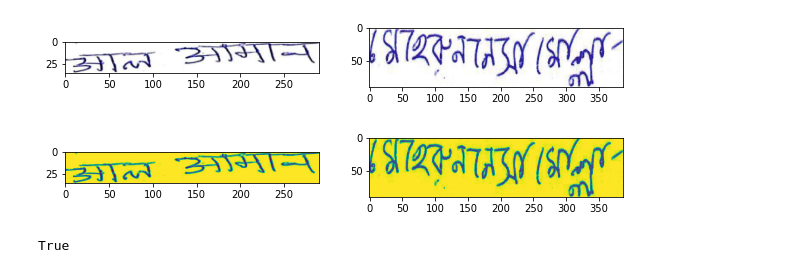
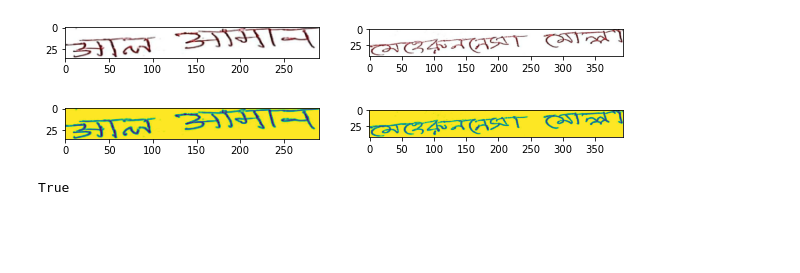
Before and after one commit to NahinBanu/SignDetection, a Jupyter notebook: Experimental_notebook.ipynb, the cells around one changed output. Drawn from its saved outputs; the diff is of its cells as text; code cells hidden in the pictures; blank space fills up the shorter version.

```diff
--- a/Experimental_notebook.ipynb
+++ b/Experimental_notebook.ipynb
@@ -92,21 +92,24 @@ def show_image(imageList, i, num_rows=2, num_cols=2, axis_off=True, figsize=(10,
 # plt.imsave("./jainab_jp.jpeg", Res_im[0])
 # plt.imsave("./nasima_jp.jpeg", Res_im[1])
 # %%
-path = "/home/ramiz/signatureDetection/Signs/exp/"
-image_list = Load_Image(path)
+
+im1=cv2.imread("./Signs/sig1.jpeg")
+im2=cv2.imread("./Signs/sig2.jpeg")
+image_list=[im1,im2]
+
 res_img, box_img = [], []
 for i in range(len(image_list)):
     img = Resize_Image(image_list[i])
     res_img.append(img)
 
 for i in range(len(res_img)):
         box = Detect_box(res_img[i], Crop=True)
         if box is not None:
             box_img.append(box)
 
 show_image(box_img, 0, num_rows=1, num_cols=2, axis_off=False)
 # %% [output]
-[figure, old version]
+[figure, new version]
 # %%
 grayimg = []
 for i in range(len(box_img)):
@@ -115,5 +118,5 @@ for i in range(len(box_img)):
 
 show_image(grayimg, 0, num_rows=1, num_cols=2, axis_off=False)
 # %% [output]
-[figure, old version]
+[figure, new version]
 # %%
```
Also changed, not shown: parts of 1 cell of this notebook.
